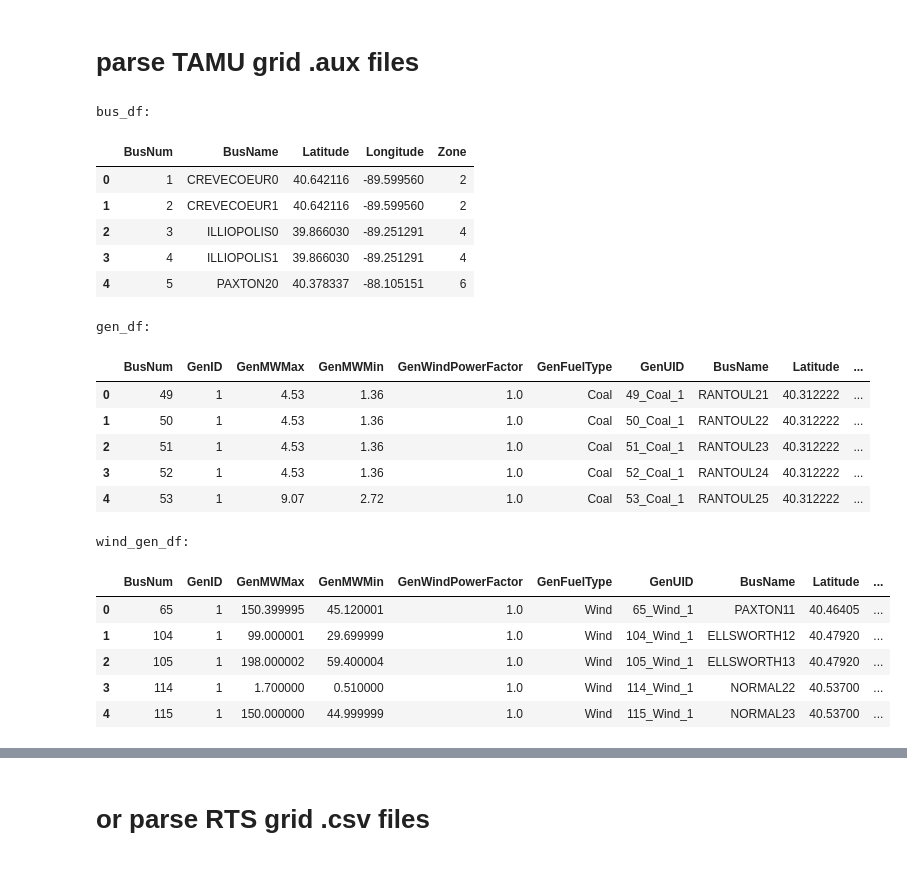
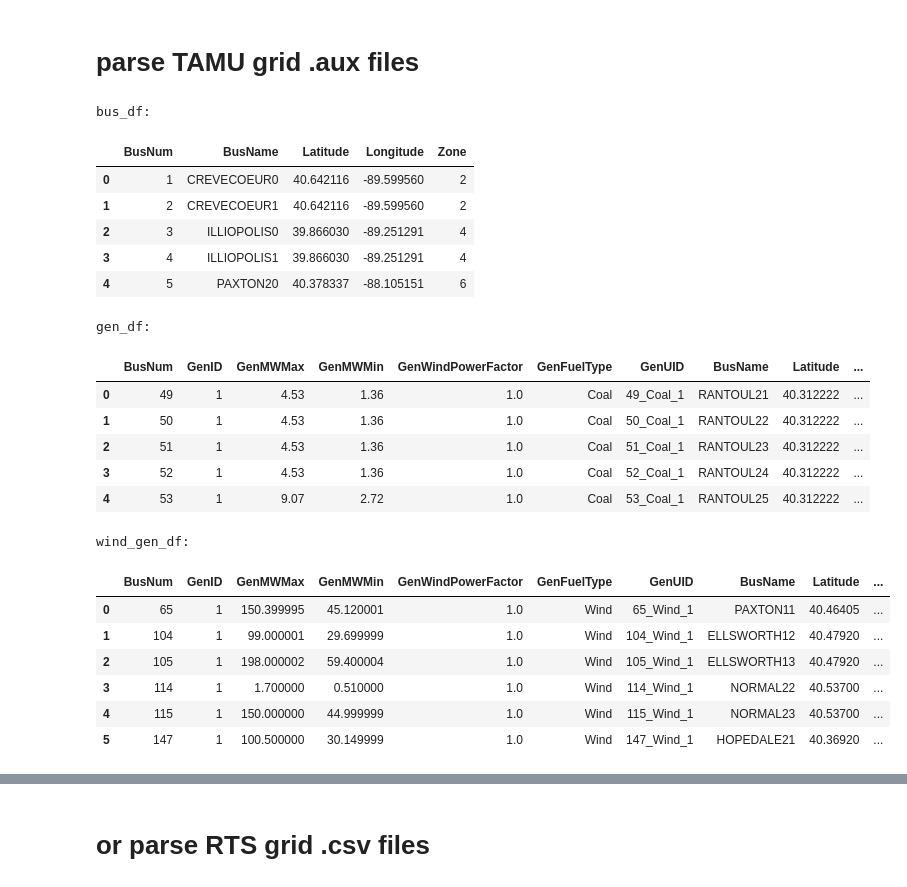
Before and after one commit to NREL/powerscenarios, a Jupyter notebook: notebooks/generate_scenarios.ipynb, the cells around one changed output, grey strips where cells are left out. Drawn from its saved outputs; the diff is of its cells as text; code cells hidden in the pictures.

```diff
--- a/notebooks/generate_scenarios.ipynb
+++ b/notebooks/generate_scenarios.ipynb
@@ -51,34 +51,35 @@ parser = Parser()
 bus_df, gen_df, wind_gen_df = parser.parse_tamu_aux(aux_file_name)
 
 # see what you got
 print("bus_df:")
 bus_df.head()
 print("gen_df:")
 gen_df.head()
 print("wind_gen_df:")
-wind_gen_df.head()
+wind_gen_df
 # %% [output]
 bus_df:
 |  | BusNum | BusName | Latitude | Longitude | Zone |
 | 0 | 1 | CREVECOEUR0 | 40.642116 | -89.599560 | 2 |
 | 1 | 2 | CREVECOEUR1 | 40.642116 | -89.599560 | 2 |
 | 2 | 3 | ILLIOPOLIS0 | 39.866030 | -89.251291 | 4 |
 | 3 | 4 | ILLIOPOLIS1 | 39.866030 | -89.251291 | 4 |
 | 4 | 5 | PAXTON20 | 40.378337 | -88.105151 | 6 |
 gen_df:
 |  | BusNum | GenID | GenMWMax | GenMWMin | GenWindPowerFactor | GenFuelType | GenUID | BusName | Latitude | ... |
 | 0 | 49 | 1 | 4.53 | 1.36 | 1.0 | Coal | 49_Coal_1 | RANTOUL21 | 40.312222 | ... |
 | 1 | 50 | 1 | 4.53 | 1.36 | 1.0 | Coal | 50_Coal_1 | RANTOUL22 | 40.312222 | ... |
 | 2 | 51 | 1 | 4.53 | 1.36 | 1.0 | Coal | 51_Coal_1 | RANTOUL23 | 40.312222 | ... |
 | 3 | 52 | 1 | 4.53 | 1.36 | 1.0 | Coal | 52_Coal_1 | RANTOUL24 | 40.312222 | ... |
 | 4 | 53 | 1 | 9.07 | 2.72 | 1.0 | Coal | 53_Coal_1 | RANTOUL25 | 40.312222 | ... |
 wind_gen_df:
 |  | BusNum | GenID | GenMWMax | GenMWMin | GenWindPowerFactor | GenFuelType | GenUID | BusName | Latitude | ... |
 | 0 | 65 | 1 | 150.399995 | 45.120001 | 1.0 | Wind | 65_Wind_1 | PAXTON11 | 40.46405 | ... |
 | 1 | 104 | 1 | 99.000001 | 29.699999 | 1.0 | Wind | 104_Wind_1 | ELLSWORTH12 | 40.47920 | ... |
 | 2 | 105 | 1 | 198.000002 | 59.400004 | 1.0 | Wind | 105_Wind_1 | ELLSWORTH13 | 40.47920 | ... |
 | 3 | 114 | 1 | 1.700000 | 0.510000 | 1.0 | Wind | 114_Wind_1 | NORMAL22 | 40.53700 | ... |
 | 4 | 115 | 1 | 150.000000 | 44.999999 | 1.0 | Wind | 115_Wind_1 | NORMAL23 | 40.53700 | ... |
+| 5 | 147 | 1 | 100.500000 | 30.149999 | 1.0 | Wind | 147_Wind_1 | HOPEDALE21 | 40.36920 | ... |
 [interactive output not drawn]
 # %% [markdown]
 # or parse RTS grid .csv files
```
Also changed, not shown: parts of 7 cells of this notebook, 1 other file.
